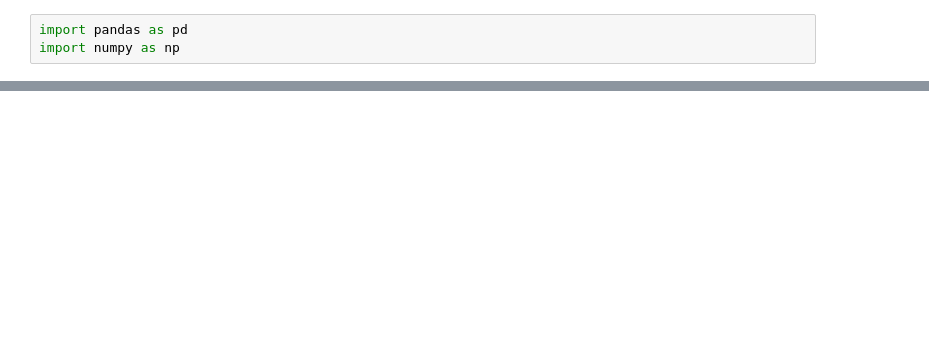
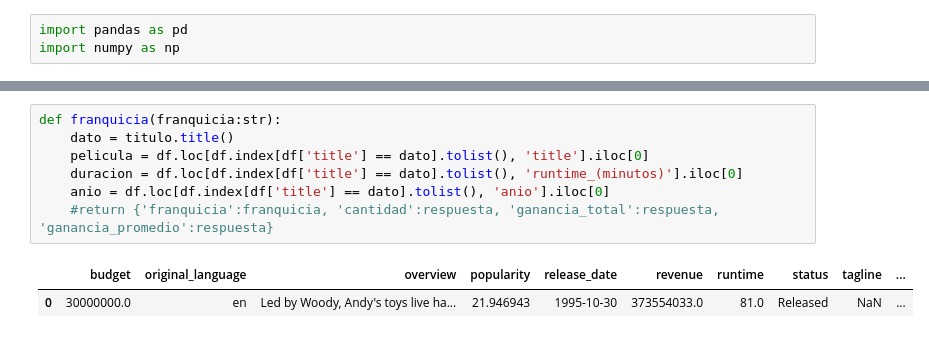
Before and after one commit to emadu161189/PROYECTO_INDIVIDUAL_HENRY_01, a Jupyter notebook: main.ipynb, the cells around one changed output, grey strips where cells are left out. Cells and saved outputs as stored; diff of their text form; blank space fills up the shorter version.

```diff
--- a/main.ipynb
+++ b/main.ipynb
@@ -22,0 +33,10 @@ def peliculas_idioma(idioma: str):
+# %%
+def franquicia(franquicia:str):
+    dato = titulo.title()
+    pelicula = df.loc[df.index[df['title'] == dato].tolist(), 'title'].iloc[0]
+    duracion = df.loc[df.index[df['title'] == dato].tolist(), 'runtime_(minutos)'].iloc[0]
+    anio = df.loc[df.index[df['title'] == dato].tolist(), 'anio'].iloc[0]
+    #return {'franquicia':franquicia, 'cantidad':respuesta, 'ganancia_total':respuesta, 'ganancia_promedio':respuesta}
+# %% [output]
+|  | budget | original_language | overview | popularity | release_date | revenue | runtime | status | tagline | ... |
+| 0 | 30000000.0 | en | Led by Woody, Andy's toys live ha... | 21.946943 | 1995-10-30 | 373554033.0 | 81.0 | Released | NaN | ... |
```
Also changed, not shown: parts of 6 cells of this notebook, 4 other files.
